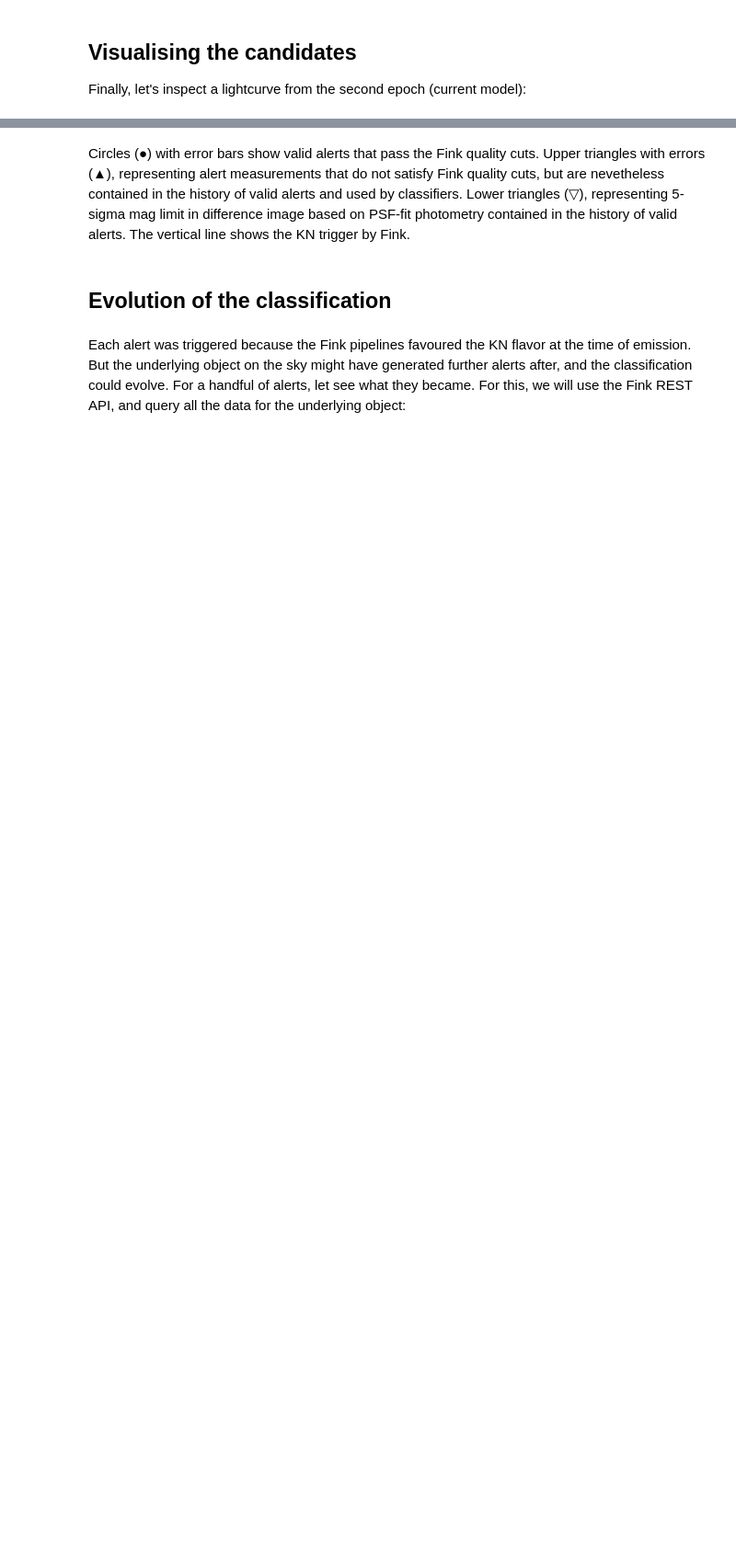
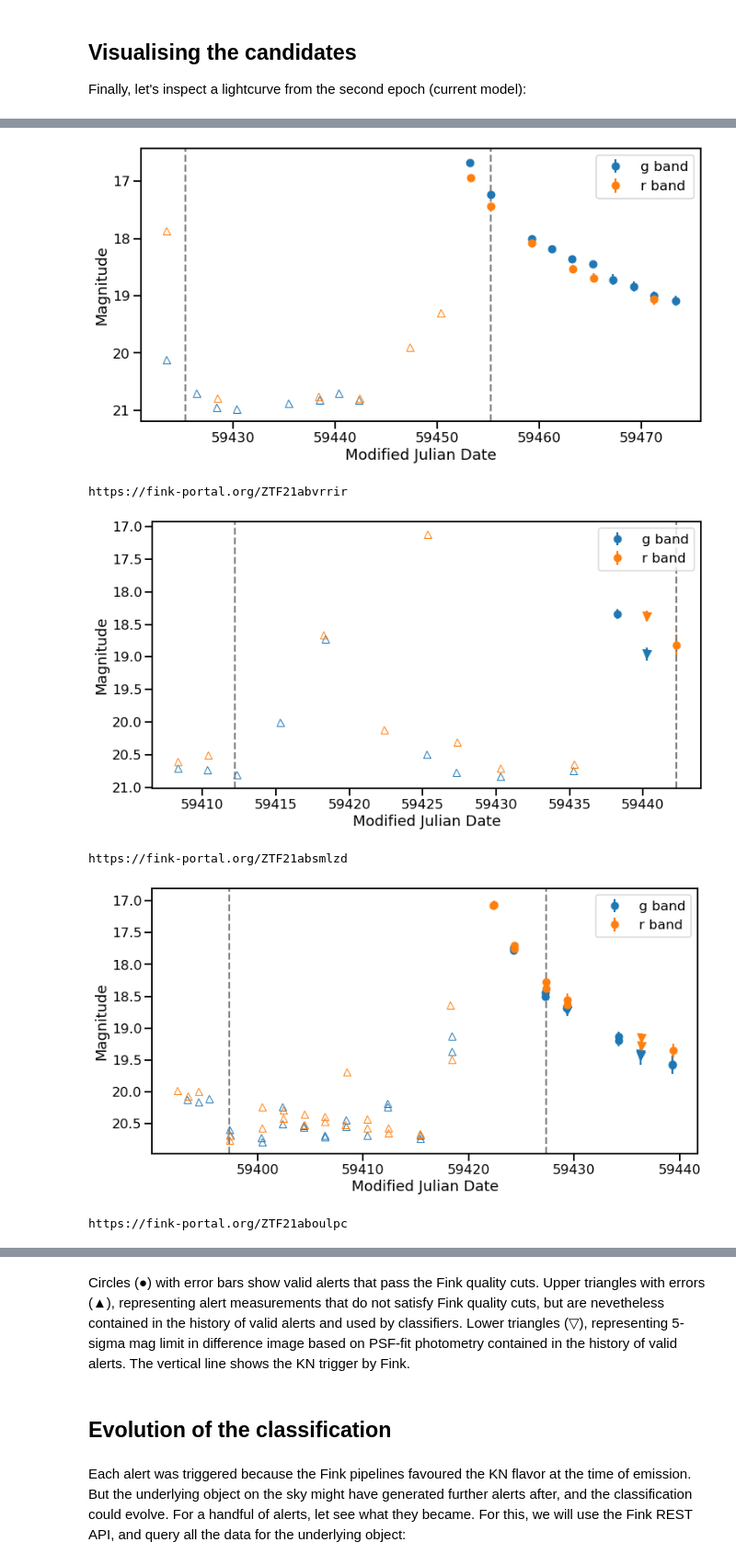
Before and after one commit to JulienPeloton/fink_grandma_kn, a Jupyter notebook: KN-LC_filter.ipynb, the cells around one changed output, grey strips where cells are left out. Shown at 92% size. Drawn from its saved outputs; the diff is of its cells as text; code cells hidden in the pictures; blank space fills up the shorter version.

```diff
--- a/KN-LC_filter.ipynb
+++ b/KN-LC_filter.ipynb
@@ -132 +134,64 @@ print('{}/{}'.format(APIURL, oid))
 https://fink-portal.org/ZTF21abvrrir
+# %%
+oids = pdf_kn_lc_model2['objectId'].values
+kn_triggers = pdf_kn_lc_model2['candidate'].apply(lambda x: x['jd']).values
+
+for oid, kn_trigger in zip(oids, kn_triggers):
+    r = requests.post(
+      '{}/api/v1/objects'.format(APIURL),
+      json={
+        'objectId': oid,
+        'withupperlim': 'True'
+      }
+    )
+
+    # Format output in a DataFrame
+    pdf = pd.read_json(r.content)
+
+    fig = plt.figure(figsize=(12, 6))
+
+    colordic = {1: 'C0', 2: 'C1'}
+    filtdic = {1: 'g', 2: 'r'}
+    for filt in np.unique(pdf['i:fid']):
+        maskFilt = pdf['i:fid'] == filt
+
+        # The column `d:tag` is used to check data type
+        maskValid = pdf['d:tag'] == 'valid'
+        plt.errorbar(
+            pdf[maskValid & maskFilt]['i:jd'].apply(lambda x: x - 2400000.5),
+            pdf[maskValid & maskFilt]['i:magpsf'],
+            pdf[maskValid & maskFilt]['i:sigmapsf'],
+            ls = '', marker='o', color=colordic[filt], label='{} band'.format(filtdic[filt])
+        )
+
+        maskUpper = pdf['d:tag'] == 'upperlim'
+        plt.plot(
+            pdf[maskUpper & maskFilt]['i:jd'].apply(lambda x: x - 2400000.5),
+            pdf[maskUpper & maskFilt]['i:diffmaglim'],
+            ls='', marker='^', color=colordic[filt], markerfacecolor='none'
+        )
+
+        maskBadquality = pdf['d:tag'] == 'badquality'
+        plt.errorbar(
+            pdf[maskBadquality & maskFilt]['i:jd'].apply(lambda x: x - 2400000.5),
+            pdf[maskBadquality & maskFilt]['i:magpsf'],
+            pdf[maskBadquality & maskFilt]['i:sigmapsf'],
+            ls='', marker='v', mew=2, color=colordic[filt]
+        )
+
+    plt.axvline(kn_trigger - 2400000.5, ls='--', color='grey')
+    plt.axvline(kn_trigger - 2400000.5 - 30, ls='--', color='grey')
+    plt.gca().invert_yaxis()
+    plt.xlabel('Modified Julian Date')
+    plt.ylabel('Magnitude')
+    plt.legend()
+    # plt.title('{}'.format(oid))
+    plt.show()
+    print('{}/{}'.format(APIURL, oid))
+# %% [output]
+[figure, added]
+https://fink-portal.org/ZTF21abvrrir
+[figure, added]
+https://fink-portal.org/ZTF21absmlzd
+[figure, added]
+https://fink-portal.org/ZTF21aboulpc
```
Also changed, not shown: parts of 10 cells of this notebook, 8 other files.
